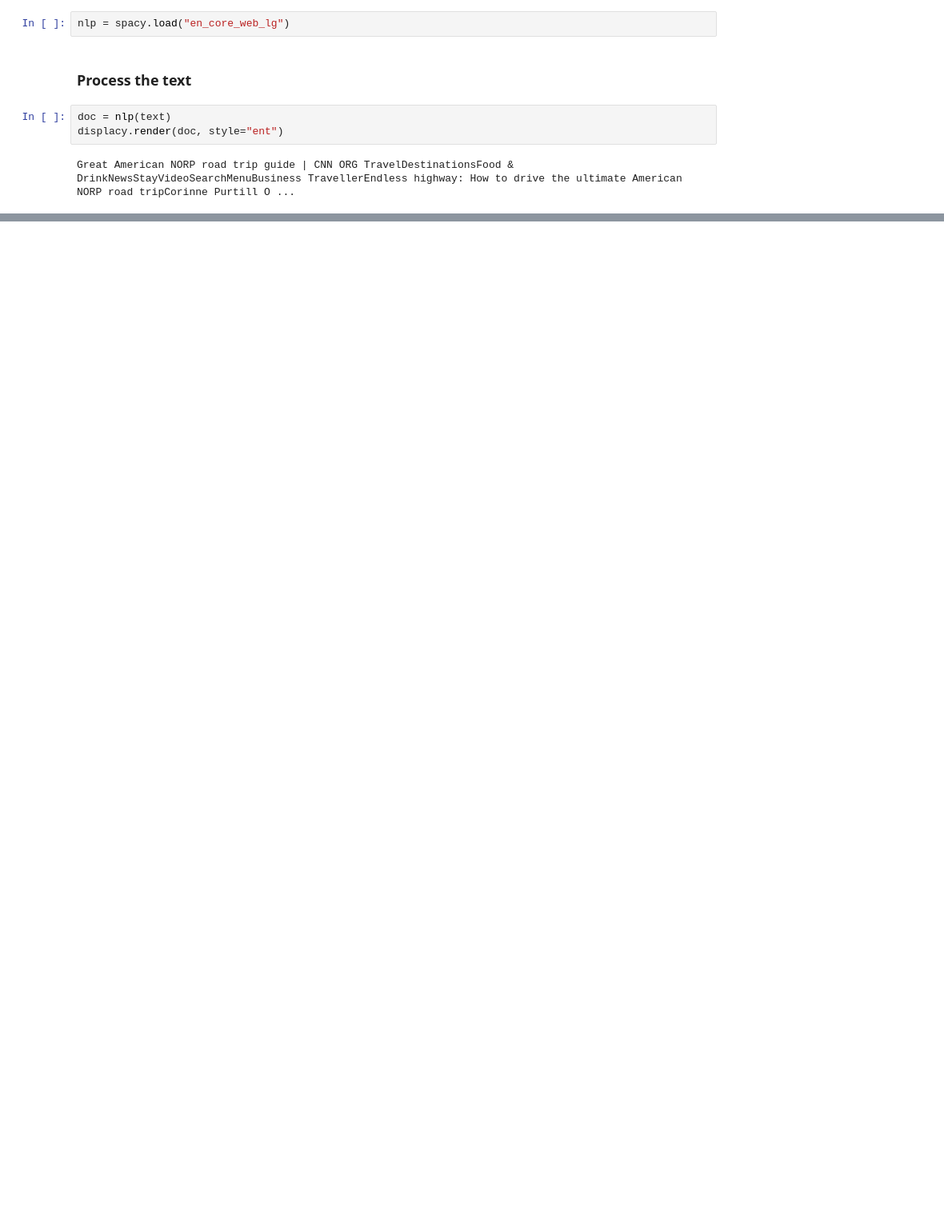
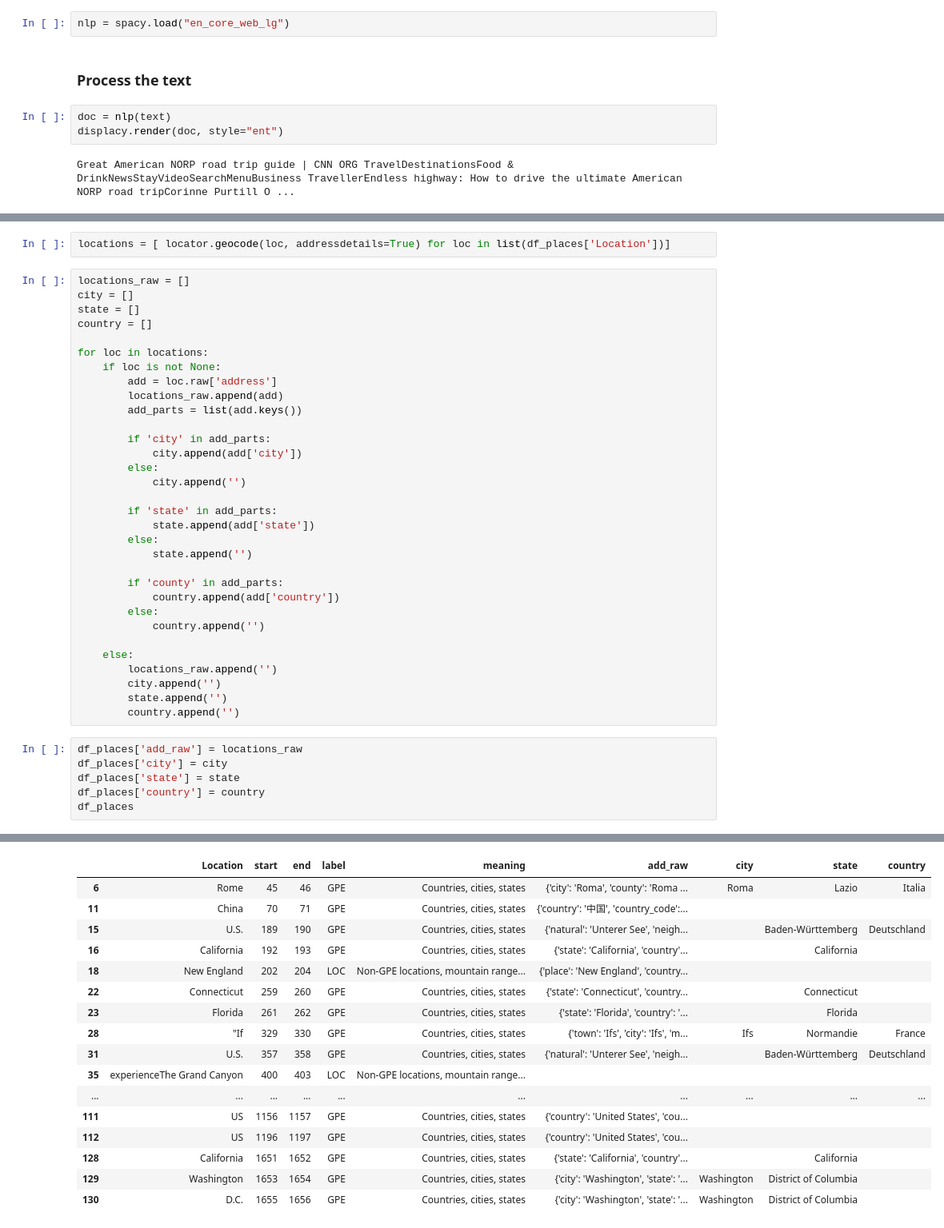
Before and after one commit to EsriPS/locately, a Jupyter notebook: backend/spacy_glo.ipynb, the cells around one changed output, grey strips where cells are left out. Shown at 80% size. Saved outputs shown, nothing was run; the diff lists cells and outputs as text; blank space fills up the shorter version.

```diff
--- a/backend/spacy_glo.ipynb
+++ b/backend/spacy_glo.ipynb
@@ -259,0 +115,41 @@ wikipedia.summary('Atlanta')
+# %%
+locations = [ locator.geocode(loc, addressdetails=True) for loc in list(df_places['Location'])]
+# %%
+locations_raw = []
+city = []
+state = []
+country = []
+
+for loc in locations:
+    if loc is not None:
+        add = loc.raw['address']
+        locations_raw.append(add)
+        add_parts = list(add.keys())
+
+        if 'city' in add_parts:
+            city.append(add['city'])
+        else:
+            city.append('')
+
+        if 'state' in add_parts:
+            state.append(add['state'])
+        else:
+            state.append('')
+
+        if 'county' in add_parts:
+            country.append(add['country'])
+        else:
+            country.append('')
+
+    else:
+        locations_raw.append('')
+        city.append('')
+        state.append('')
+        country.append('')
+# %%
+df_places['add_raw'] = locations_raw
+df_places['city'] = city
+df_places['state'] = state
+df_places['country'] = country
+df_places
+# %% [output]
@@ -259,0 +176,17 @@ wikipedia.summary('Atlanta')
+|  | Location | start | end | label | meaning | add_raw | city | state | country |
+| 6 | Rome | 45 | 46 | GPE | Countries, cities, states | {'city': 'Roma', 'county': 'Roma ... | Roma | Lazio | Italia |
+| 11 | China | 70 | 71 | GPE | Countries, cities, states | {'country': '中国', 'country_code':... |  |  |  |
+| 15 | U.S. | 189 | 190 | GPE | Countries, cities, states | {'natural': 'Unterer See', 'neigh... |  | Baden-Württemberg | Deutschland |
+| 16 | California | 192 | 193 | GPE | Countries, cities, states | {'state': 'California', 'country'... |  | California |  |
+| 18 | New England | 202 | 204 | LOC | Non-GPE locations, mountain range... | {'place': 'New England', 'country... |  |  |  |
+| 22 | Connecticut | 259 | 260 | GPE | Countries, cities, states | {'state': 'Connecticut', 'country... |  | Connecticut |  |
+| 23 | Florida | 261 | 262 | GPE | Countries, cities, states | {'state': 'Florida', 'country': '... |  | Florida |  |
+| 28 | "If | 329 | 330 | GPE | Countries, cities, states | {'town': 'Ifs', 'city': 'Ifs', 'm... | Ifs | Normandie | France |
+| 31 | U.S. | 357 | 358 | GPE | Countries, cities, states | {'natural': 'Unterer See', 'neigh... |  | Baden-Württemberg | Deutschland |
+| 35 | experienceThe Grand Canyon | 400 | 403 | LOC | Non-GPE locations, mountain range... |  |  |  |  |
+| ... | ... | ... | ... | ... | ... | ... | ... | ... | ... |
+| 111 | US | 1156 | 1157 | GPE | Countries, cities, states | {'country': 'United States', 'cou... |  |  |  |
+| 112 | US | 1196 | 1197 | GPE | Countries, cities, states | {'country': 'United States', 'cou... |  |  |  |
+| 128 | California | 1651 | 1652 | GPE | Countries, cities, states | {'state': 'California', 'country'... |  | California |  |
+| 129 | Washington | 1653 | 1654 | GPE | Countries, cities, states | {'city': 'Washington', 'state': '... | Washington | District of Columbia |  |
+| 130 | D.C. | 1655 | 1656 | GPE | Countries, cities, states | {'city': 'Washington', 'state': '... | Washington | District of Columbia |  |
```
Also changed, not shown: parts of 21 cells of this notebook.
